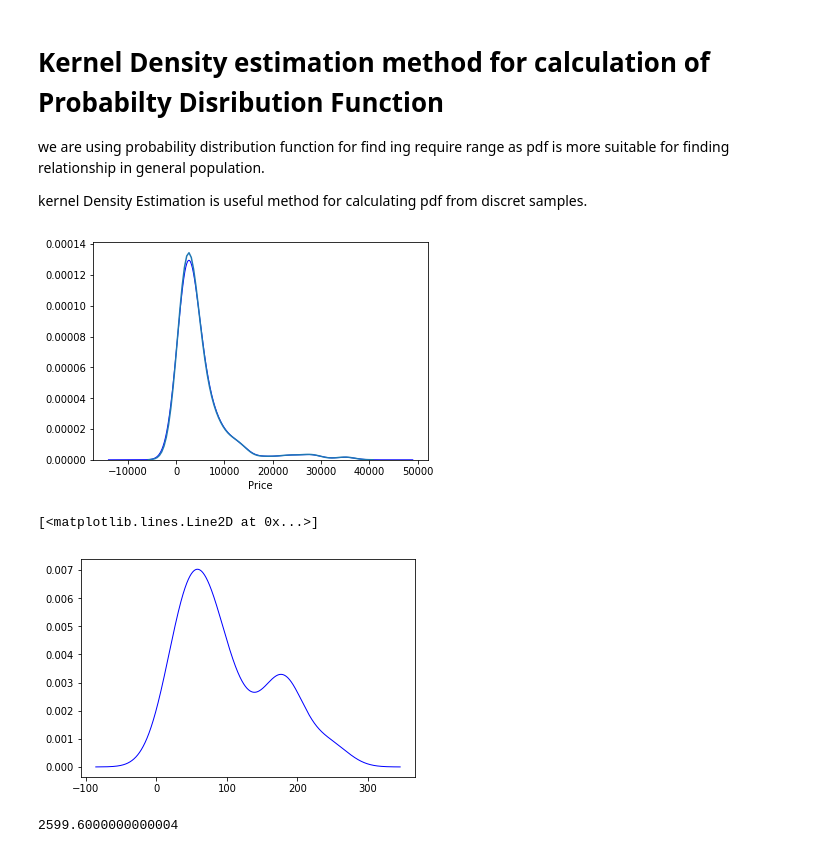
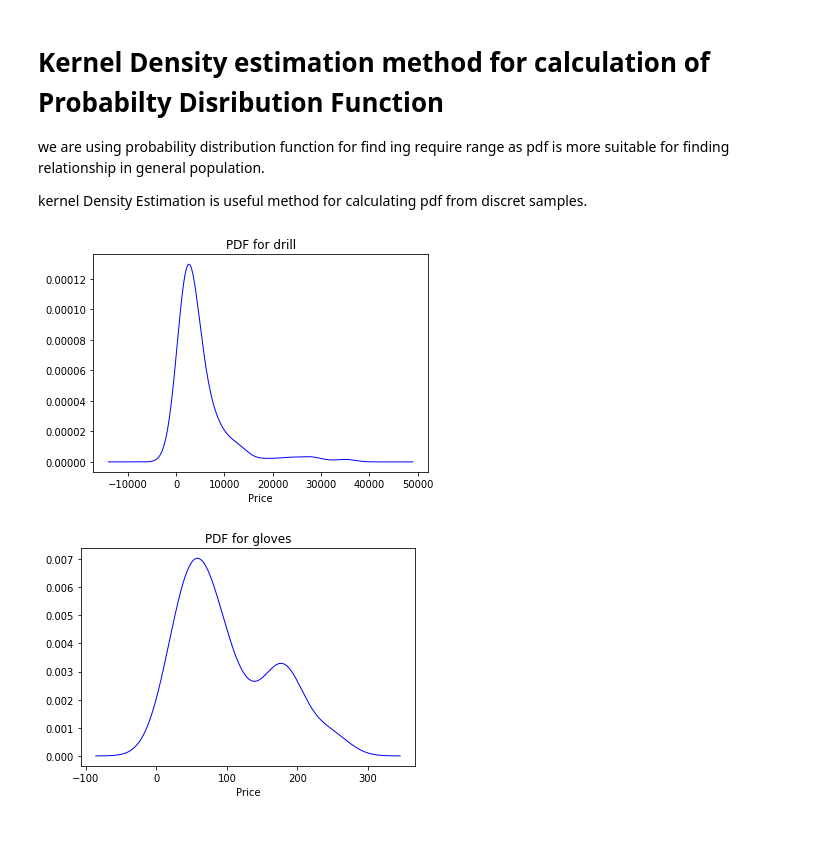
Before and after one commit to princeofpython/IndiaMart-Hackathon-2k19, a Jupyter notebook: phase1.ipynb, the cells around one changed output. Cells and saved outputs as stored; diff of their text form; code cells hidden in the pictures.

```diff
--- a/phase1.ipynb
+++ b/phase1.ipynb
@@ -172,24 +192,23 @@ def kde_scipy(x, x_grid, bandwidth, **kwargs):
 # %%
 y_grid=np.linspace(np.amin(npa)-(np.amax(npa)-np.amin(npa))*0.4,np.amax(npa)+(np.amax(npa)-np.amin(npa))*0.4,10000)
 ideal=1.06*(np.std(npa))*((len(npa)**(-1/5)))
 pdf = kde_scipy(npa, y_grid, bandwidth=ideal)
 plt.plot(y_grid, pdf, color='blue', alpha=1, lw=1)
-sns.distplot(drill_ol['Price'],hist=False,kde=True)
+plt.title('PDF for drill')
+plt.xlabel('Price')
 plt.show()
 # %% [output]
-[figure, old version]
+[figure, new version]
 # %%
 y_grid1=np.linspace(np.amin(npa1)-(np.amax(npa1)-np.amin(npa1))*0.4,np.amax(npa1)+(np.amax(npa1)-np.amin(npa1))*0.4,10000)
 ideal1=1.06*(np.std(npa1))*((len(npa1)**(-1/5)))
 pdf1 = kde_scipy(npa1, y_grid1, bandwidth=ideal1)
 plt.plot(y_grid1, pdf1, color='blue', alpha=1, lw=1)
+plt.title('PDF for gloves')
+plt.xlabel('Price')
+plt.show()
 # %% [output]
-[<matplotlib.lines.Line2D at 0x...>]
-[figure, old version]
+[figure, new version]
-# %%
-(np.amax(npa2)-np.amin(npa2))*0.4
-# %% [output]
-2599.6000000000004
 # %%
 y_grid2=np.linspace(-(np.amax(npa2)-np.amin(npa2))*0.05,np.amax(npa2)*1.05,10000)
 ideal2=1.06*(np.std(npa2))*((len(npa2)**(-1/5)))
```
Also changed, not shown: parts of 22 cells of this notebook.
